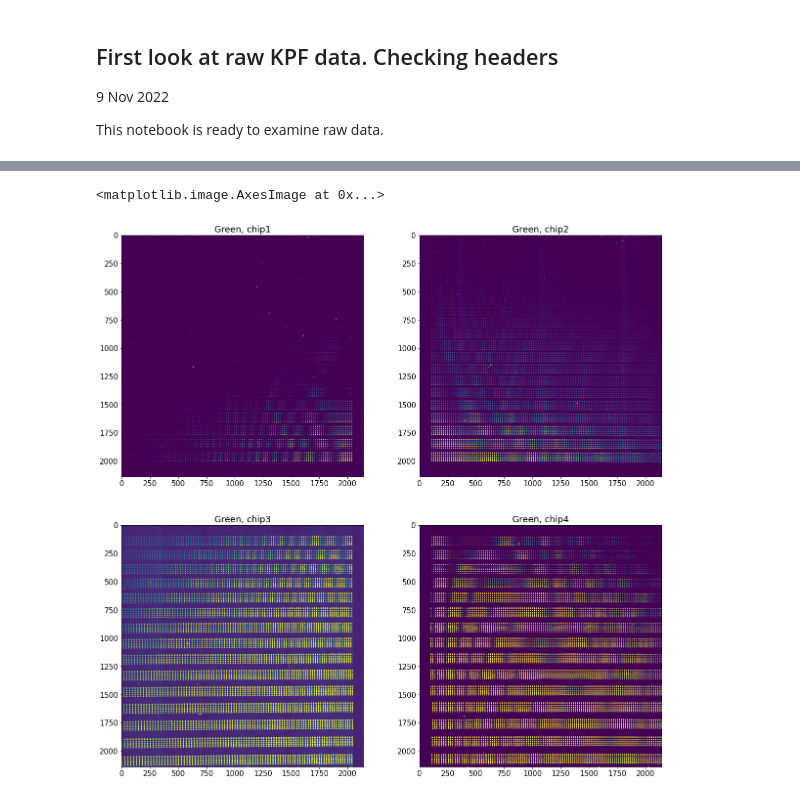
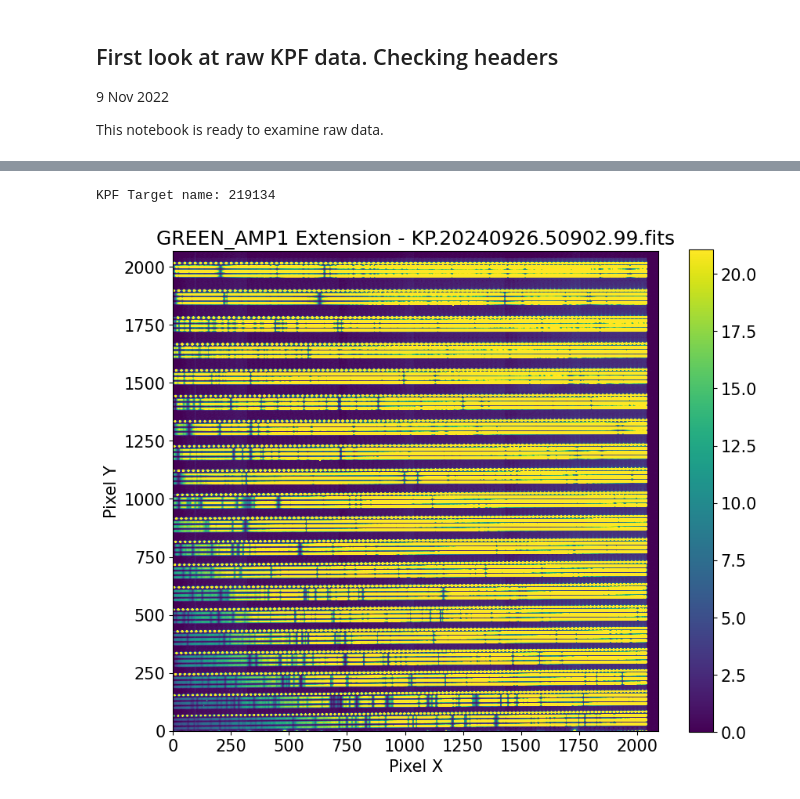
Before and after one commit to howardisaacson/Intro-2-Spectra, a Jupyter notebook: analysis/KPF/kpf_quick_raw.ipynb, the cells around one changed output, grey strips where cells are left out. Cells and saved outputs as stored; diff of their text form; code cells hidden in the pictures.

```diff
--- a/analysis/KPF/kpf_quick_raw.ipynb
+++ b/analysis/KPF/kpf_quick_raw.ipynb
@@ -57,28 +43,0 @@ OFFSET00=                  100 / offset for AD chan 0
-# %%
-# Plot up Green CCD. Note the bias regions where the CCDs join.
-fig1 = plt.figure(figsize=(20,20))
-ax1  = plt.subplot(2,2,1)
-ax2  = plt.subplot(2,2,2,sharex=ax1,sharey=ax1)
-ax3  = plt.subplot(2,2,3,sharex=ax1,sharey=ax1)
-ax4  = plt.subplot(2,2,4,sharex=ax1,sharey=ax1)
-
-plt.rcParams.update({'font.size':15})
-
-ax1.set(title="Green, chip1" ) #xlabel=" Noyes Rotation Period [d]", ylabel="David Rotation Period [d]",       xlim=[0,60], ylim=[0,60]) # Some values of off the right of the plot
-ax2.set(title="Green, chip2" )
-ax3.set(title="Green, chip3" )
-ax4.set(title="Green, chip4" )
-
-#plt.xlabel("Noyes Rotation period[days]")
-#plt.ylabel('David Rotation Period [days]')
-#plt.ylim([0,50])
-#plt.xlim([0,50])
-
-
-ax1.imshow(raw_g1,vmin = np.median(kpf_raw), vmax = np.median(kpf_raw) * 1.2)#, origin = 'lower')
-ax2.imshow(raw_g2,vmin = np.median(kpf_raw), vmax = np.median(kpf_raw) * 1.2)#, origin = 'lower')
-ax3.imshow(raw_g3,vmin = np.median(kpf_raw), vmax = np.median(kpf_raw) * 1.2)#, origin = 'lower')
-ax4.imshow(raw_g4,vmin = np.median(kpf_raw), vmax = np.median(kpf_raw) * 1.2)#, origin = 'lower')
-# %% [output]
-<matplotlib.image.AxesImage at 0x...>
-[figure, removed]
@@ -84,0 +47,21 @@ ax4.imshow(raw_g4,vmin = np.median(kpf_raw), vmax = np.median(kpf_raw) * 1.2)#,
+# %%
+print("KPF Target name:",kpf_hd['TARGNAME'])
+# %% [output]
+KPF Target name: 219134
+# %%
+# Calculate the bias using the mean of the last 10 columns of raw_g1
+bias_value = raw_g1[:, -10:].mean()
+
+# Remove the bias value from the entire raw_g1 array
+raw_g1_bias_removed = raw_g1 - bias_value
+
+# Plotting GREEN_AMP1 extension
+plt.figure(figsize=(10, 8))
+plt.imshow(raw_g1_bias_removed, cmap='viridis', origin='lower',vmin=0,vmax=np.median(raw_g1_bias_removed)*5)
+plt.colorbar()
+plt.title('GREEN_AMP1 Extension - KP.20240926.50902.99.fits')
+plt.xlabel('Pixel X')
+plt.ylabel('Pixel Y')
+plt.show()
+# %% [output]
+[figure, added]
```
Also changed, not shown: parts of 8 cells of this notebook.
